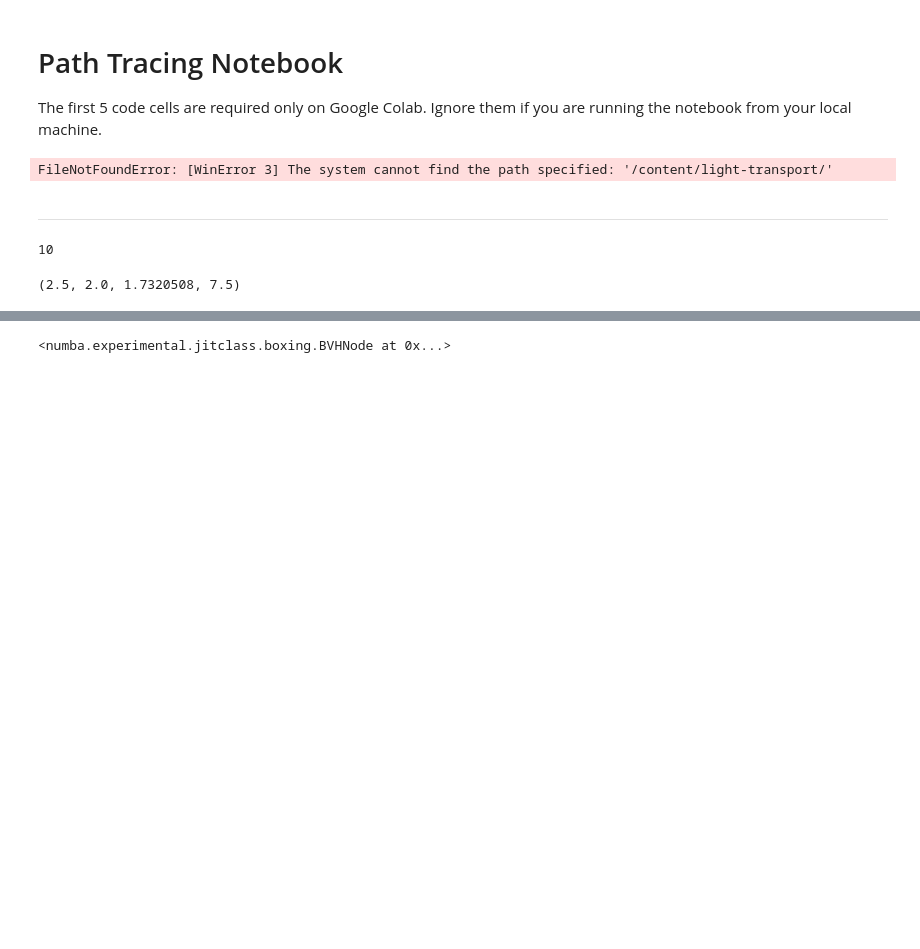
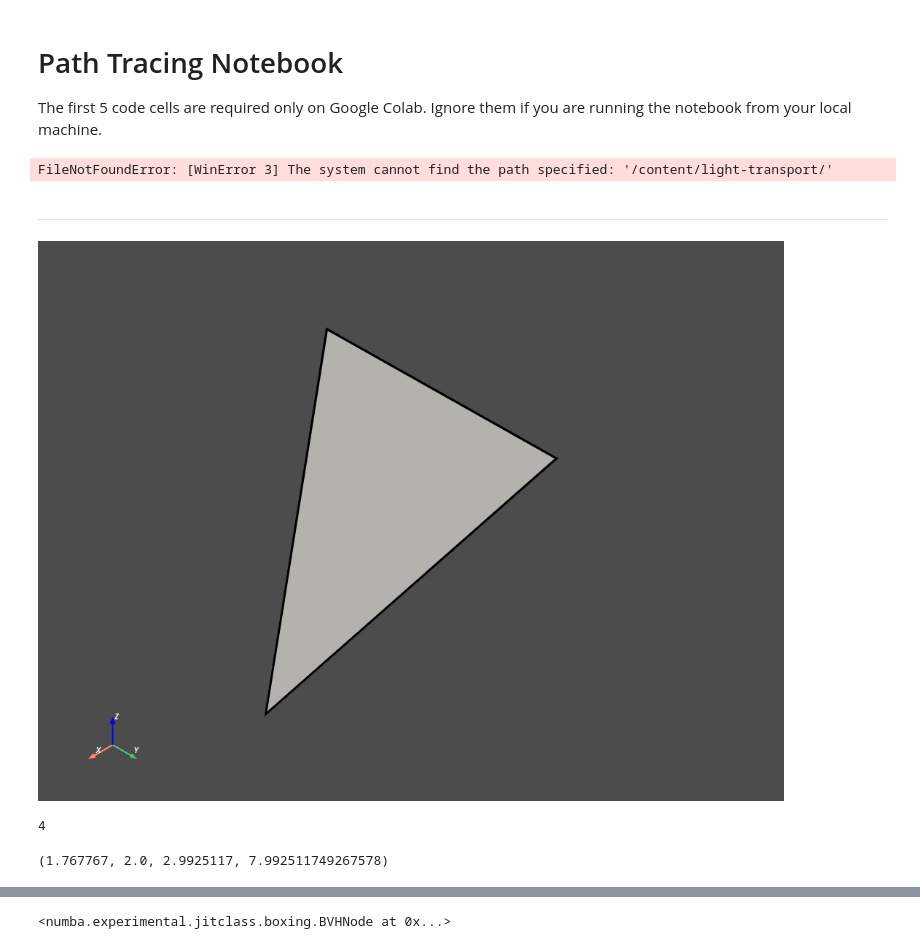
Before and after one commit to zhouyifan233/light-transport, a Jupyter notebook: LightTransportSimulator/light_transport/examples/LTS.ipynb, the cells around one changed output, grey strips where cells are left out. Drawn from its saved outputs; the diff is of its cells as text; code cells hidden in the pictures; blank space fills up the shorter version.

```diff
--- a/LightTransportSimulator/light_transport/examples/LTS.ipynb
+++ b/LightTransportSimulator/light_transport/examples/LTS.ipynb
@@ -37,16 +37,26 @@ from LightTransportSimulator.light_transport.src.scene import Scene, Light
 from LightTransportSimulator.light_transport.src.primitives import Triangle, PreComputedTriangle
 from LightTransportSimulator.light_transport.src.cornell_box import get_cornell_box, get_floor
 from LightTransportSimulator.light_transport.src.constants import *
+# %%
+# load a 3D object using PyVista
+mesh = pv.Cone(radius=2, center=[0,0,0], height=5, resolution=3)
+mesh.rotate_y(45, inplace=True)
+
+# mesh = pv.ParametricEllipsoid(10, 5, 5)
+# mesh = mesh.decimate_pro(0.75)
+# ********* don't try this on Colab ************
+mesh.plot(show_edges=True, line_width=5)
+# %% [output]
+[figure, added]
 # %%
-# load a 3D object using PyVista
-mesh = pv.Cone(radius=2, center=[0,0,0], height=5)
+
 tri = mesh.triangulate()
 points = np.ascontiguousarray(tri.points)
 faces = tri.faces.reshape((-1,4))[:, 1:4]
 vertices = np.ascontiguousarray(points[faces], dtype=np.float64)
 len(vertices)
 # %% [output]
-10
+4
 # %%
 #set scene depths
 
@@ -61,7 +71,7 @@ y_depth = abs(ymax) + 1
 z_depth = abs(zmax) + 10
 xmax, ymax, zmax, depth
 # %% [output]
-(2.5, 2.0, 1.7320508, 7.5)
+(1.767767, 2.0, 2.9925117, 7.992511749267578)
 # %%
 # Initialise an empty list for primitives
 objects = numba.typed.List()
```
Also changed, not shown: parts of 13 cells of this notebook, 11 other files.
